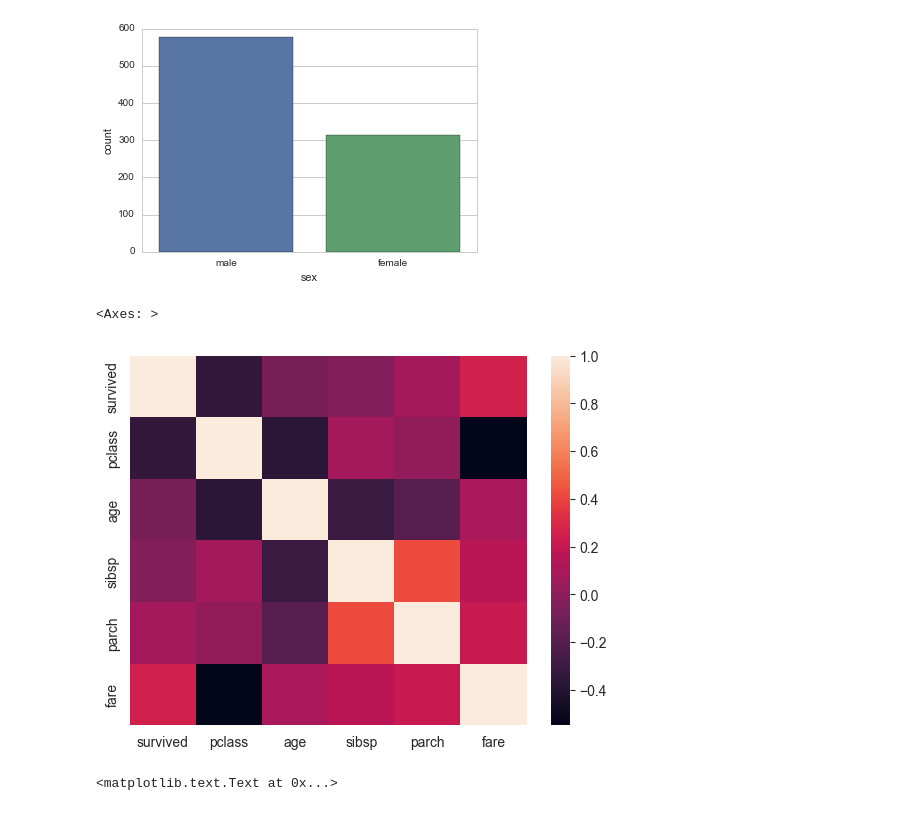
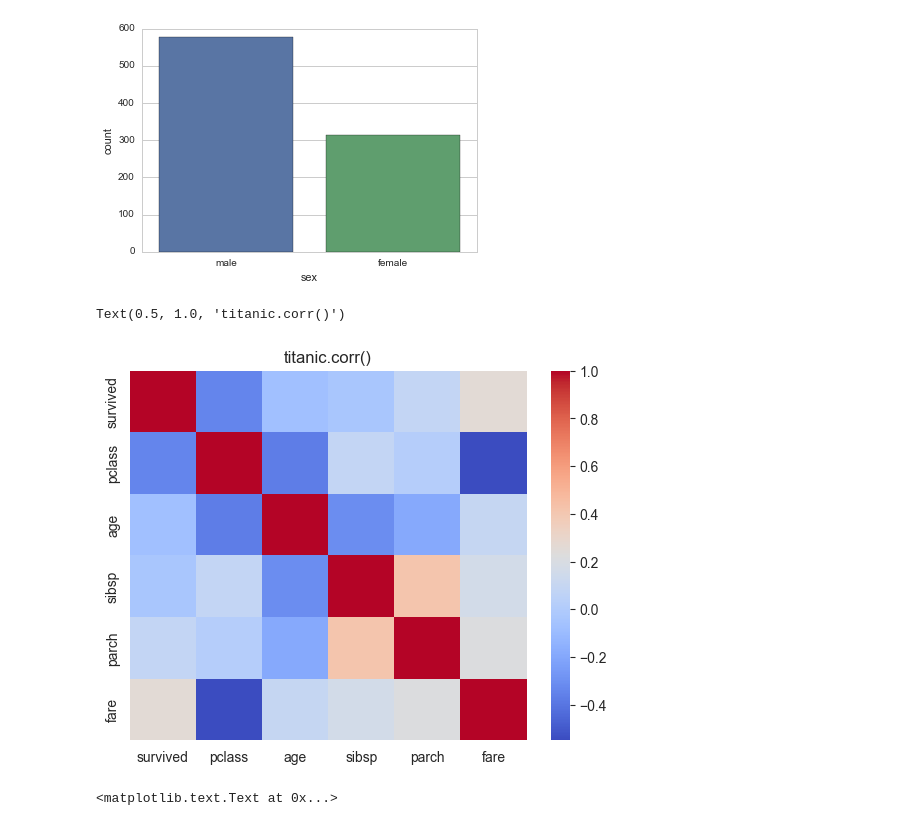
Before and after one commit to mojoece/python_for_Data_Science, a Jupyter notebook: Application/Exercises/06-Seaborn Exercises.ipynb, the cells around one changed output. Saved outputs shown, nothing was run; the diff lists cells and outputs as text; code cells hidden in the pictures.

```diff
--- a/Application/Exercises/06-Seaborn Exercises.ipynb
+++ b/Application/Exercises/06-Seaborn Exercises.ipynb
@@ -110,13 +116,14 @@ sns.countplot(x='sex', data=titanic)
 # %%
 # CODE HERE
 # REPLICATE EXERCISE PLOT IMAGE BELOW
 # BE CAREFUL NOT TO OVERWRITE CELL BELOW
 # THAT WOULD REMOVE THE EXERCISE PLOT IMAGE!
 num = titanic.select_dtypes(include='number')
-sns.heatmap(num.corr())
+sns.heatmap(num.corr(), cmap='coolwarm')
+plt.title('titanic.corr()')
 # %% [output]
-<Axes: >
+Text(0.5, 1.0, 'titanic.corr()')
-[figure, old version]
+[figure, new version]
 # %%
 # %% [output]
 <matplotlib.text.Text at 0x...>
```
Also changed, not shown: parts of 4 cells of this notebook.
